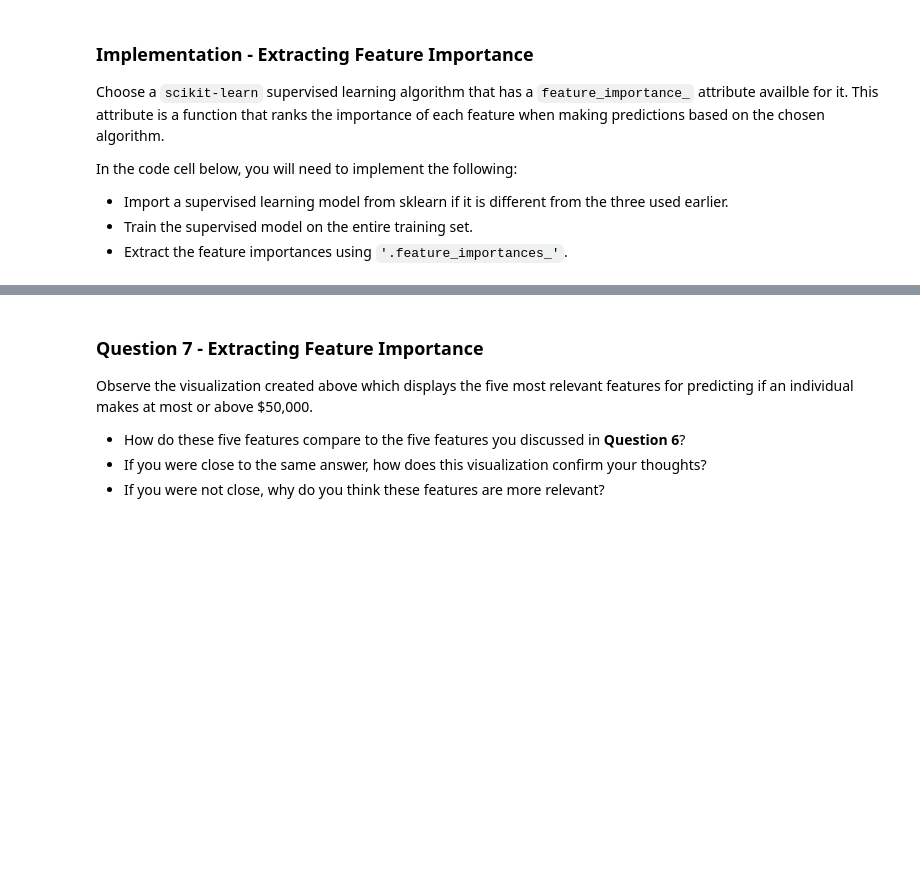
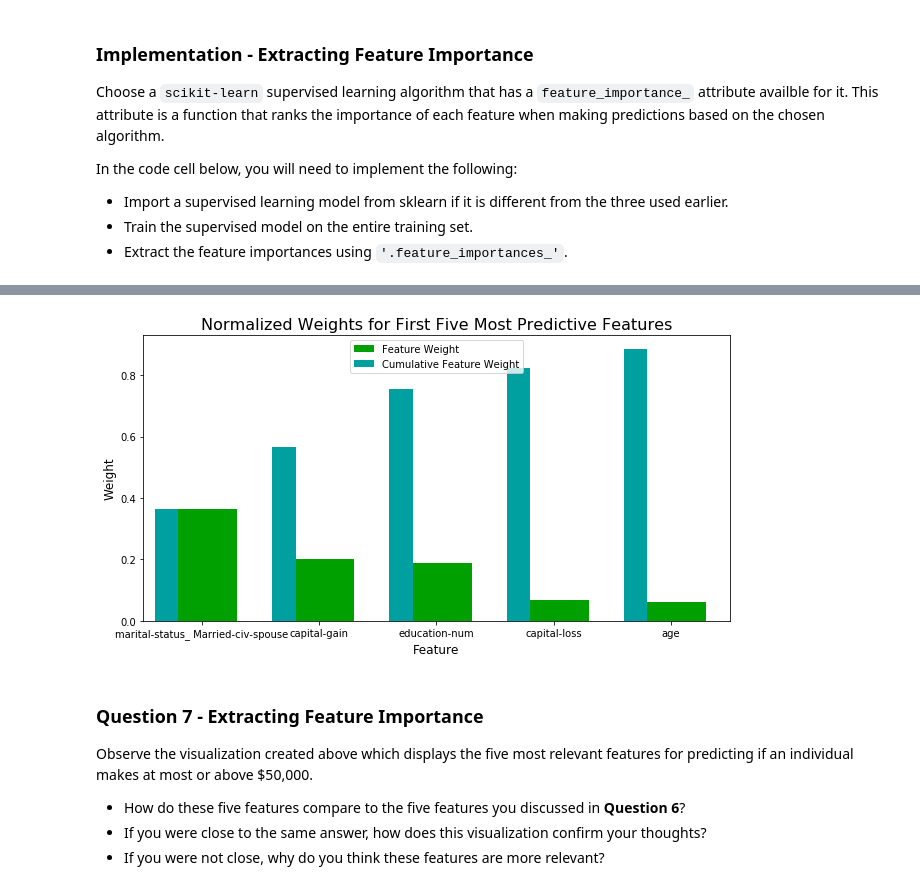
Before and after one commit to mrap/intro-to-ml-tensorflow, a Jupyter notebook: projects/p1_charityml/finding_donors.ipynb, the cells around one changed output, grey strips where cells are left out. Saved outputs shown, nothing was run; the diff lists cells and outputs as text; code cells hidden in the pictures; blank space fills up the shorter version.

```diff
--- a/projects/p1_charityml/finding_donors.ipynb
+++ b/projects/p1_charityml/finding_donors.ipynb
@@ -620,10 +632,5 @@ In the code cell below, you will need to implement the following:
 
 
 # TODO: Train the supervised model on the training set using .fit(X_train, y_train)
-model = None
-
-# TODO: Extract the feature importances using .feature_importances_
-importances = None
-
-# Plot
-vs.feature_plot(importances, X_train, y_train)
+model = GradientBoostingClassifier(learning_rate=0.3, max_leaf_nodes=5, min_samples_leaf=2, n_estimators=300)
+model.fit(X_train, y_train)
@@ -630,3 +648,11 @@ vs.feature_plot(importances, X_train, y_train)
+# %%
+# TODO: Extract the feature importances using .feature_importances_
+importances = model.feature_importances_
+
+# Plot
+vs.feature_plot(importances, X_train, y_train)
+# %% [output]
+[figure, added]
 # %% [markdown]
 ### Question 7 - Extracting Feature Importance
 
```
Also changed, not shown: parts of 8 cells of this notebook.
